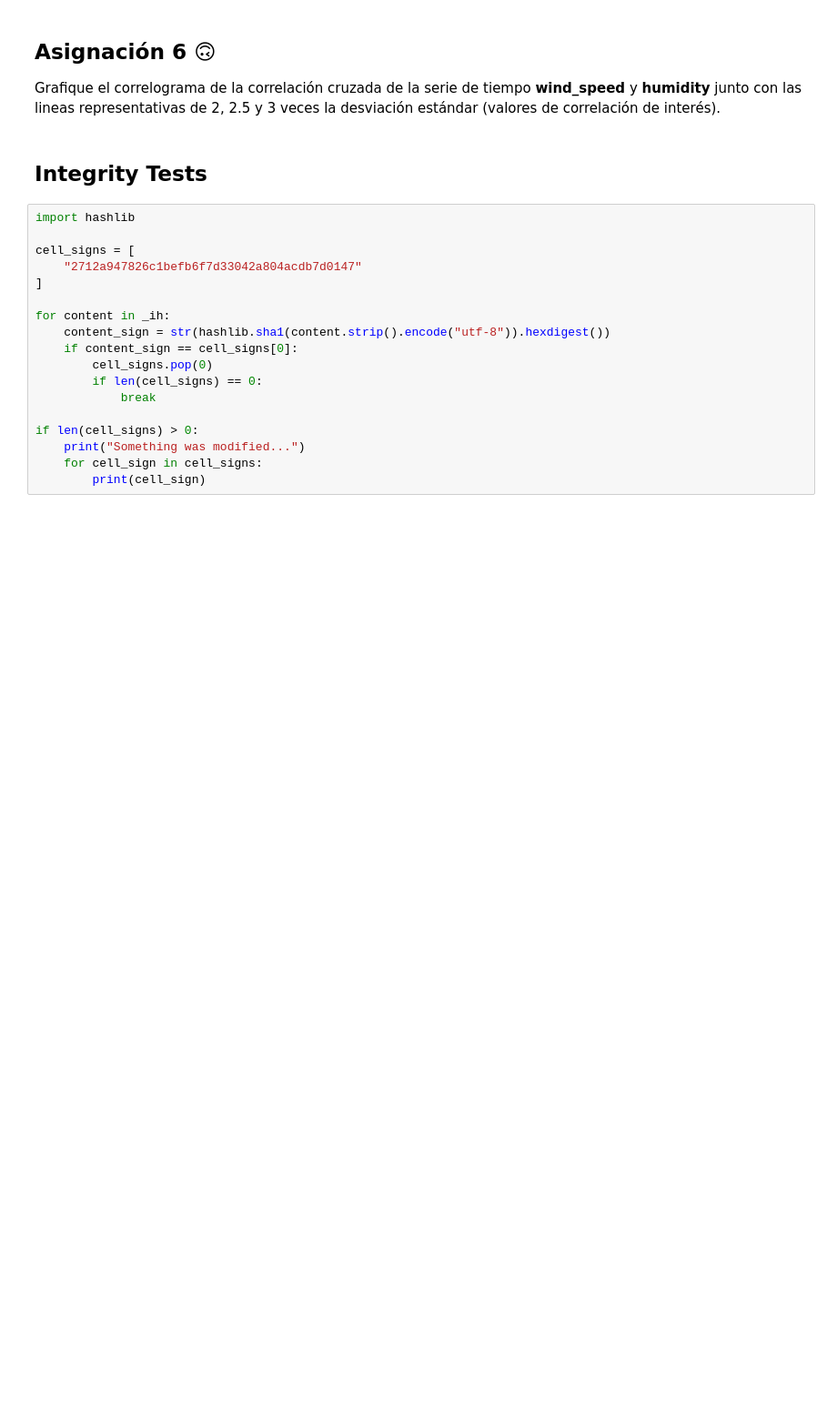
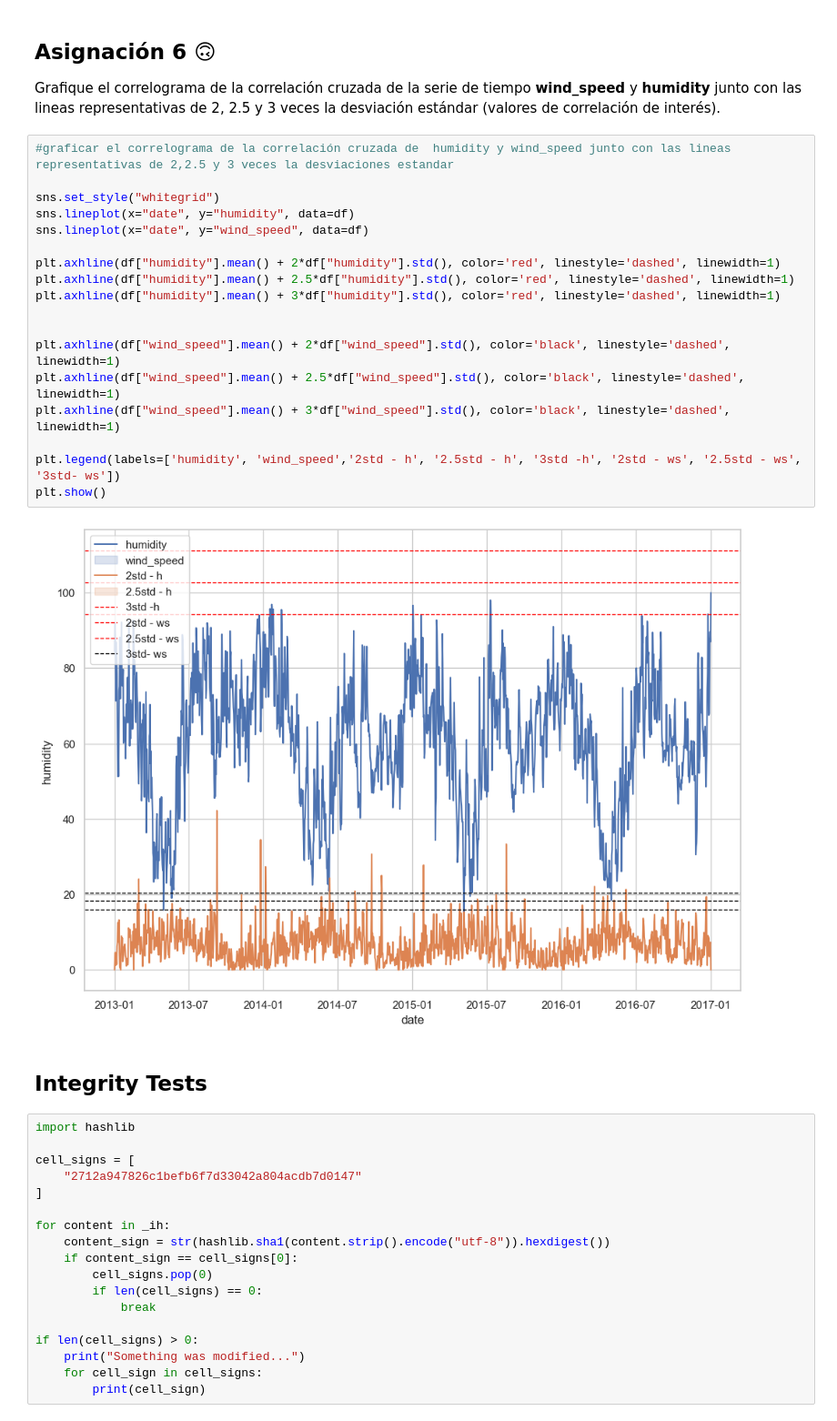
Before and after one commit to fitomx19/SeriesDeTiempo, a Jupyter notebook: 2 - Estimación de Métricas de Dependencia.ipynb, the cells around one changed output. Shown at 91% size. Drawn from its saved outputs; the diff is of its cells as text; blank space fills up the shorter version.

```diff
--- a/2 - Estimación de Métricas de Dependencia.ipynb
+++ b/2 - Estimación de Métricas de Dependencia.ipynb
@@ -195,6 +228,26 @@ Grafique el correlograma de la autocorrelación de la serie de tiempo __wind_spe
 ## Asignación 6 &#x1F643;
 
 Grafique el correlograma de la correlación cruzada de la serie de tiempo __wind_speed__ y __humidity__ junto con las lineas representativas de 2, 2.5 y 3 veces la desviación estándar (valores de correlación de interés).
+# %%
+#graficar el correlograma de la correlación cruzada de  humidity y wind_speed junto con las lineas representativas de 2,2.5 y 3 veces la desviaciones estandar
+
+sns.set_style("whitegrid")
+sns.lineplot(x="date", y="humidity", data=df)
+sns.lineplot(x="date", y="wind_speed", data=df)
+
+plt.axhline(df["humidity"].mean() + 2*df["humidity"].std(), color='red', linestyle='dashed', linewidth=1)
+plt.axhline(df["humidity"].mean() + 2.5*df["humidity"].std(), color='red', linestyle='dashed', linewidth=1)
+plt.axhline(df["humidity"].mean() + 3*df["humidity"].std(), color='red', linestyle='dashed', linewidth=1)
+
+
+plt.axhline(df["wind_speed"].mean() + 2*df["wind_speed"].std(), color='black', linestyle='dashed', linewidth=1)
+plt.axhline(df["wind_speed"].mean() + 2.5*df["wind_speed"].std(), color='black', linestyle='dashed', linewidth=1)
+plt.axhline(df["wind_speed"].mean() + 3*df["wind_speed"].std(), color='black', linestyle='dashed', linewidth=1)
+
+plt.legend(labels=['humidity', 'wind_speed','2std - h', '2.5std - h', '3std -h', '2std - ws', '2.5std - ws', '3std- ws'])
+plt.show()
+# %% [output]
+[figure, added]
 # %% [markdown]
 ## Integrity Tests
 # %%
```
Also changed, not shown: parts of 5 cells of this notebook.
